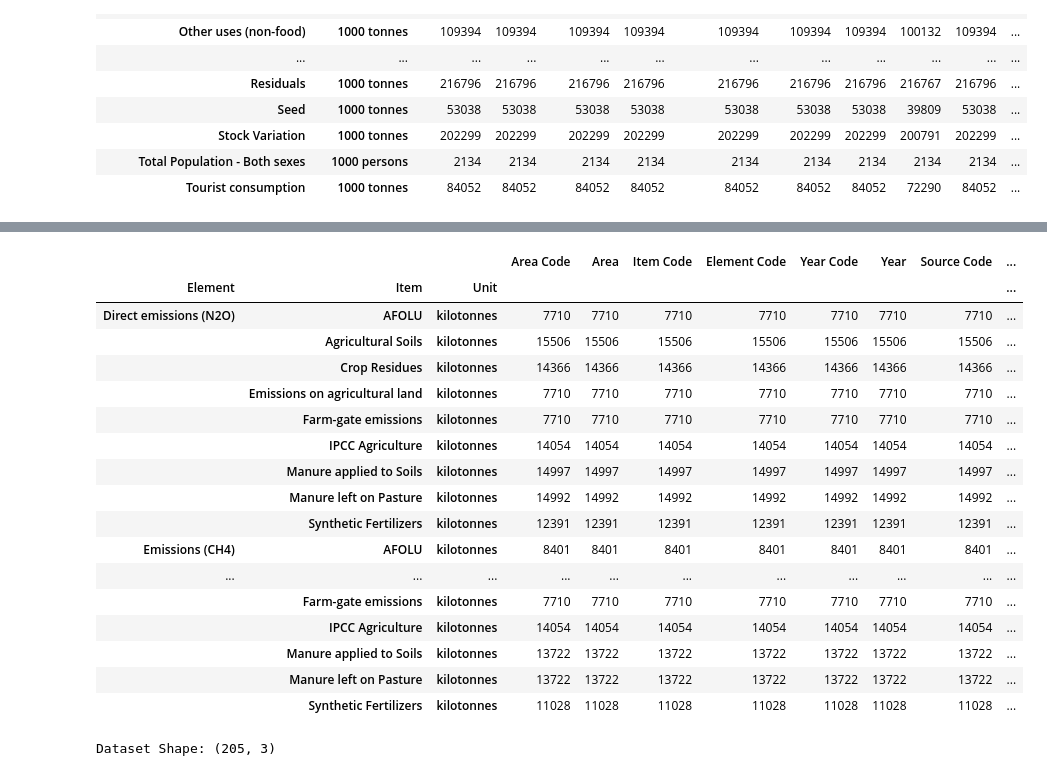
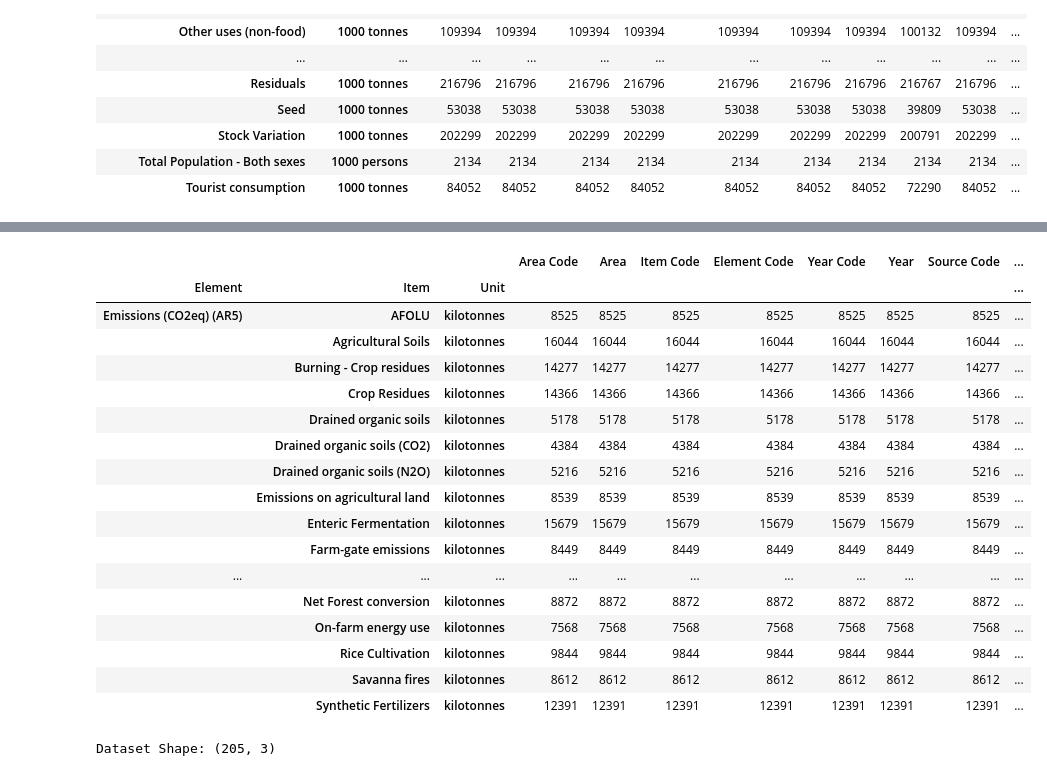
Before and after one commit to RgomezRo/capstone, a Jupyter notebook: Time series.ipynb, the cells around one changed output, grey strips where cells are left out. Drawn from its saved outputs; the diff is of its cells as text; code cells hidden in the pictures.

```diff
--- a/Time series.ipynb
+++ b/Time series.ipynb
@@ -138,6 +157,7 @@ Drive already mounted at /content/drive; to attempt to forcibly remount, call dr
 ### lectura generada por pere
 df_cluster_paises = pd.read_csv("/content/drive/MyDrive/01. Data science/00. Proyecto Capstone/Cluster_Paises.csv", encoding = "ISO-8859-1")
 # %%
+#@title Function to show nulls and gaps in data : show_gaps_data
 def show_gaps_data(df_input,):
   # create a smaller df
 
@@ -145,14 +165,12 @@ def show_gaps_data(df_input,):
 
   # in order to show and fill na we aggregate a little bit the info
 
-  df_input["area_measure_item"] = df_input["Area"] + "-"+ df_input["MeasuredItem"]
-
-  short_df = df_input[["Year", "Value","area_measure_item"]]
+  short_df = df_input[["Year", "Value","MeasuredItem"]]
 
 
   # show  gaps in the data
 
-  gb_df_ = short_df.pivot_table(index = ["Year"], columns = ['area_measure_item'], values = "Value", aggfunc = sum).isnull()
+  gb_df_ = short_df.pivot_table(index = ["Year"], columns = ['MeasuredItem'], values = "Value", aggfunc = sum).isnull()
   #gb_df_= gb_df_.fillna(0)
 
   order_of_columns = list(gb_df_.sum().sort_values().index)
@@ -267,24 +287,24 @@ Dataset Shape: (1261741, 16)
 # %%
-df_emissions.groupby(["Element","Item","Unit"]).count()
+df_emissions[df_emissions["Element"]=="Emissions (CO2eq) (AR5)"].groupby(["Element","Item","Unit"]).count()
 # %% [output]
 |  |  |  | Area Code | Area | Item Code | Element Code | Year Code | Year | Source Code | ... |
 | Element | Item | Unit |  |  |  |  |  |  |  | ... |
-| Direct emissions (N2O) | AFOLU | kilotonnes | 7710 | 7710 | 7710 | 7710 | 7710 | 7710 | 7710 | ... |
-|  | Agricultural Soils | kilotonnes | 15506 | 15506 | 15506 | 15506 | 15506 | 15506 | 15506 | ... |
+| Emissions (CO2eq) (AR5) | AFOLU | kilotonnes | 8525 | 8525 | 8525 | 8525 | 8525 | 8525 | 8525 | ... |
+|  | Agricultural Soils | kilotonnes | 16044 | 16044 | 16044 | 16044 | 16044 | 16044 | 16044 | ... |
+|  | Burning - Crop residues | kilotonnes | 14277 | 14277 | 14277 | 14277 | 14277 | 14277 | 14277 | ... |
 |  | Crop Residues | kilotonnes | 14366 | 14366 | 14366 | 14366 | 14366 | 14366 | 14366 | ... |
-|  | Emissions on agricultural land | kilotonnes | 7710 | 7710 | 7710 | 7710 | 7710 | 7710 | 7710 | ... |
-|  | Farm-gate emissions | kilotonnes | 7710 | 7710 | 7710 | 7710 | 7710 | 7710 | 7710 | ... |
-|  | IPCC Agriculture | kilotonnes | 14054 | 14054 | 14054 | 14054 | 14054 | 14054 | 14054 | ... |
-|  | Manure applied to Soils | kilotonnes | 14997 | 14997 | 14997 | 14997 | 14997 | 14997 | 14997 | ... |
-|  | Manure left on Pasture | kilotonnes | 14992 | 14992 | 14992 | 14992 | 14992 | 14992 | 14992 | ... |
+|  | Drained organic soils | kilotonnes | 5178 | 5178 | 5178 | 5178 | 5178 | 5178 | 5178 | ... |
+|  | Drained organic soils (CO2) | kilotonnes | 4384 | 4384 | 4384 | 4384 | 4384 | 4384 | 4384 | ... |
+|  | Drained organic soils (N2O) | kilotonnes | 5216 | 5216 | 5216 | 5216 | 5216 | 5216 | 5216 | ... |
+|  | Emissions on agricultural land | kilotonnes | 8539 | 8539 | 8539 | 8539 | 8539 | 8539 | 8539 | ... |
+|  | Enteric Fermentation | kilotonnes | 15679 | 15679 | 15679 | 15679 | 15679 | 15679 | 15679 | ... |
+|  | Farm-gate emissions | kilotonnes | 8449 | 8449 | 8449 | 8449 | 8449 | 8449 | 8449 | ... |
+| ... | ... | ... | ... | ... | ... | ... | ... | ... | ... | ... |
+|  | Net Forest conversion | kilotonnes | 8872 | 8872 | 8872 | 8872 | 8872 | 8872 | 8872 | ... |
+|  | On-farm energy use | kilotonnes | 7568 | 7568 | 7568 | 7568 | 7568 | 7568 | 7568 | ... |
+|  | Rice Cultivation | kilotonnes | 9844 | 9844 | 9844 | 9844 | 9844 | 9844 | 9844 | ... |
+|  | Savanna fires | kilotonnes | 8612 | 8612 | 8612 | 8612 | 8612 | 8612 | 8612 | ... |
 |  | Synthetic Fertilizers | kilotonnes | 12391 | 12391 | 12391 | 12391 | 12391 | 12391 | 12391 | ... |
-| Emissions (CH4) | AFOLU | kilotonnes | 8401 | 8401 | 8401 | 8401 | 8401 | 8401 | 8401 | ... |
-| ... | ... | ... | ... | ... | ... | ... | ... | ... | ... | ... |
-|  | Farm-gate emissions | kilotonnes | 7710 | 7710 | 7710 | 7710 | 7710 | 7710 | 7710 | ... |
-|  | IPCC Agriculture | kilotonnes | 14054 | 14054 | 14054 | 14054 | 14054 | 14054 | 14054 | ... |
-|  | Manure applied to Soils | kilotonnes | 13722 | 13722 | 13722 | 13722 | 13722 | 13722 | 13722 | ... |
-|  | Manure left on Pasture | kilotonnes | 13722 | 13722 | 13722 | 13722 | 13722 | 13722 | 13722 | ... |
-|  | Synthetic Fertilizers | kilotonnes | 11028 | 11028 | 11028 | 11028 | 11028 | 11028 | 11028 | ... |
 # %%
 DataDesc(df_cluster_paises)
 ### Vemos que el cluster tiene 3 divisiones
```
Also changed, not shown: parts of 37 cells of this notebook.
